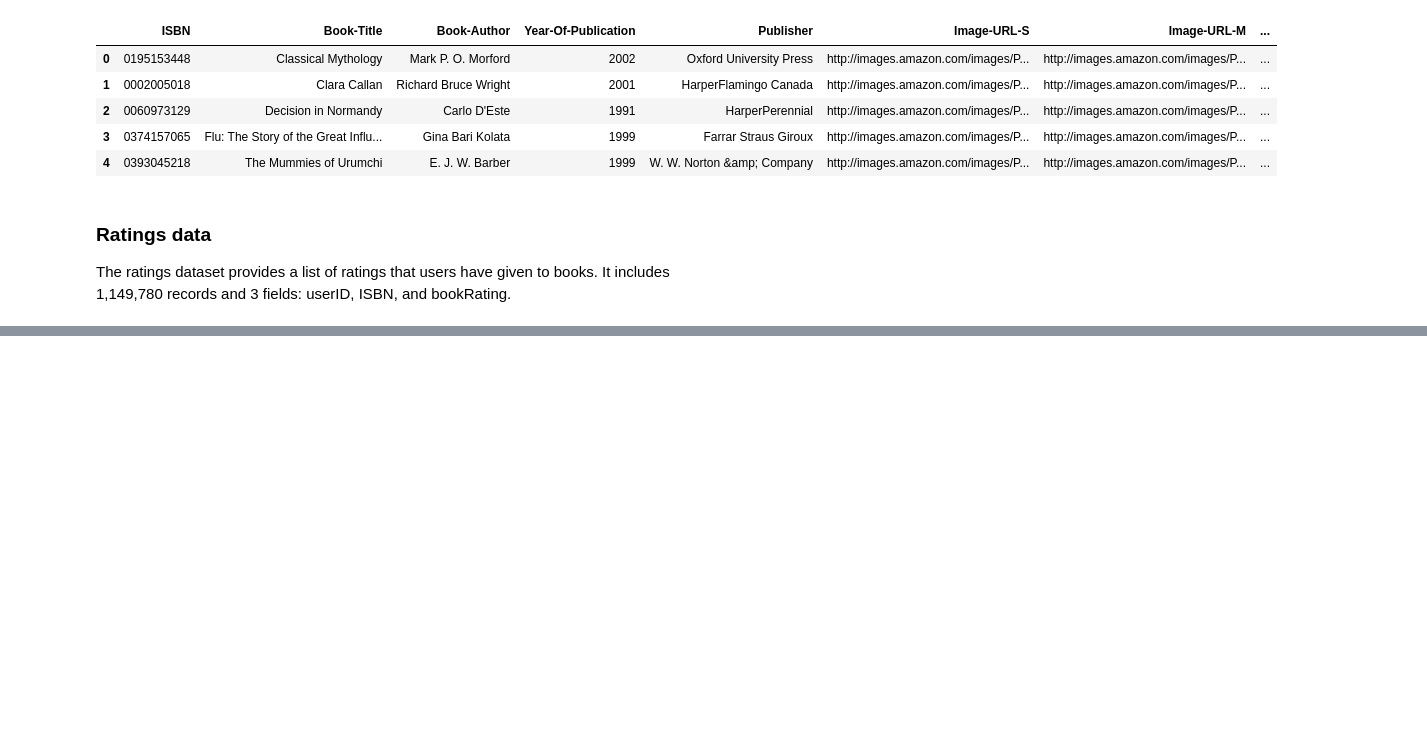
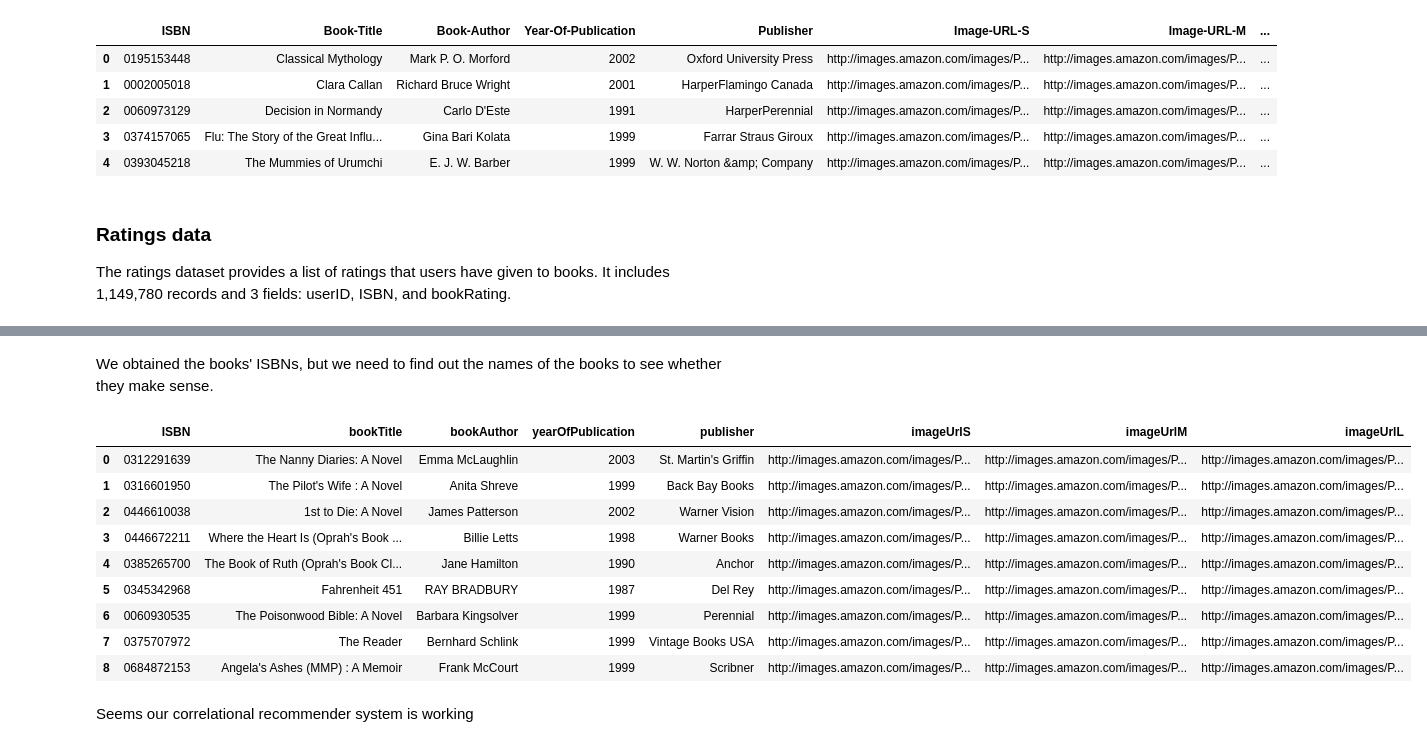
Before and after one commit to Captmoonshot/datascience, a Jupyter notebook: Book Recommender System Part 1.ipynb, the cells around one changed output, grey strips where cells are left out. Cells and saved outputs as stored; diff of their text form; code cells hidden in the pictures; blank space fills up the shorter version.

```diff
--- a/Book Recommender System Part 1.ipynb
+++ b/Book Recommender System Part 1.ipynb
@@ -95,0 +312,20 @@ print
+# %% [markdown]
+We obtained the books' ISBNs, but we need to find out the names of the books to see whether they make sense.
+# %%
+books_corr_to_bones = pd.DataFrame(['0312291639', '0316601950', '0446610038', '0446672211', '0385265700', '0345342968', '0060930535', '0375707972', '0684872153'],
+                                  index=np.arange(9), columns=['ISBN'])
+corr_books = pd.merge(books_corr_to_bones, books, on='ISBN')
+corr_books
+# %% [output]
+|  | ISBN | bookTitle | bookAuthor | yearOfPublication | publisher | imageUrlS | imageUrlM | imageUrlL |
+| 0 | 0312291639 | The Nanny Diaries: A Novel | Emma McLaughlin | 2003 | St. Martin's Griffin | http://images.amazon.com/images/P... | http://images.amazon.com/images/P... | http://images.amazon.com/images/P... |
+| 1 | 0316601950 | The Pilot's Wife : A Novel | Anita Shreve | 1999 | Back Bay Books | http://images.amazon.com/images/P... | http://images.amazon.com/images/P... | http://images.amazon.com/images/P... |
+| 2 | 0446610038 | 1st to Die: A Novel | James Patterson | 2002 | Warner Vision | http://images.amazon.com/images/P... | http://images.amazon.com/images/P... | http://images.amazon.com/images/P... |
+| 3 | 0446672211 | Where the Heart Is (Oprah's Book ... | Billie Letts | 1998 | Warner Books | http://images.amazon.com/images/P... | http://images.amazon.com/images/P... | http://images.amazon.com/images/P... |
+| 4 | 0385265700 | The Book of Ruth (Oprah's Book Cl... | Jane Hamilton | 1990 | Anchor | http://images.amazon.com/images/P... | http://images.amazon.com/images/P... | http://images.amazon.com/images/P... |
+| 5 | 0345342968 | Fahrenheit 451 | RAY BRADBURY | 1987 | Del Rey | http://images.amazon.com/images/P... | http://images.amazon.com/images/P... | http://images.amazon.com/images/P... |
+| 6 | 0060930535 | The Poisonwood Bible: A Novel | Barbara Kingsolver | 1999 | Perennial | http://images.amazon.com/images/P... | http://images.amazon.com/images/P... | http://images.amazon.com/images/P... |
+| 7 | 0375707972 | The Reader | Bernhard Schlink | 1999 | Vintage Books USA | http://images.amazon.com/images/P... | http://images.amazon.com/images/P... | http://images.amazon.com/images/P... |
+| 8 | 0684872153 | Angela's Ashes (MMP) : A Memoir | Frank McCourt | 1999 | Scribner | http://images.amazon.com/images/P... | http://images.amazon.com/images/P... | http://images.amazon.com/images/P... |
+# %% [markdown]
+Seems our correlational recommender system is working
```
Also changed, not shown: parts of 29 cells of this notebook, 5 other files.
